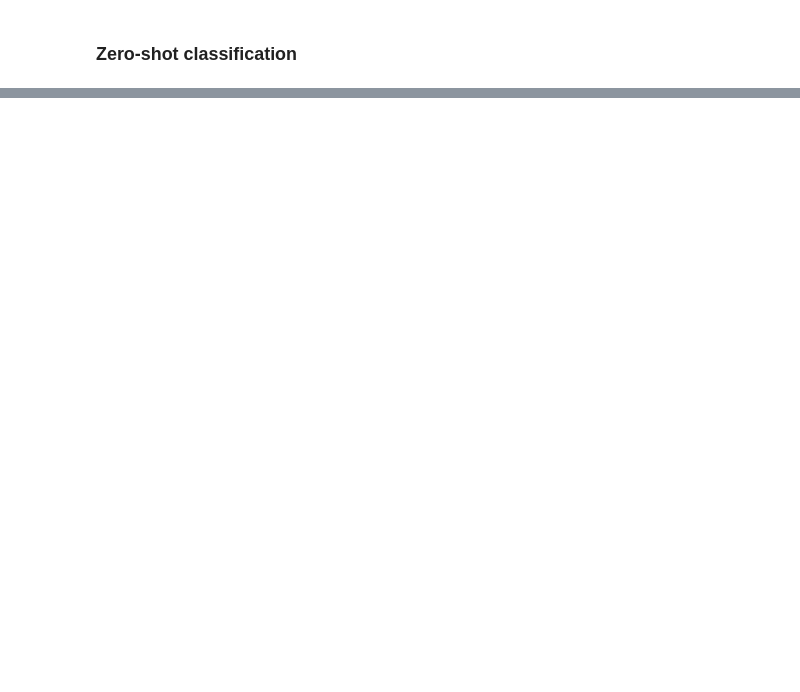
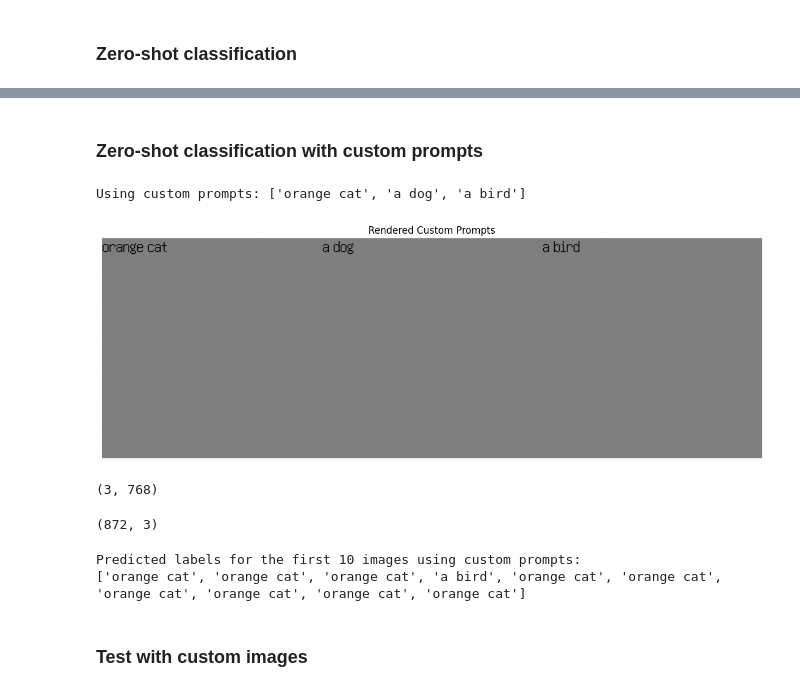
Before and after one commit to Alimv81/Clippo, a Jupyter notebook: big_vision/configs/proj/clippo/clippo_colab.ipynb, the cells around one changed output, grey strips where cells are left out. Drawn from its saved outputs; the diff is of its cells as text; code cells hidden in the pictures; blank space fills up the shorter version.

```diff
--- a/big_vision/configs/proj/clippo/clippo_colab.ipynb
+++ b/big_vision/configs/proj/clippo/clippo_colab.ipynb
@@ -493,0 +770,50 @@ print(dir(big_vision.utils))
+# %% [markdown]
+### Zero-shot classification with custom prompts
+# %%
+# @title Enter your custom prompts
+custom_prompts_input = 'orange cat, a dog, a bird' # @param {type:"string"}
+custom_prompts = [prompt.strip() for prompt in custom_prompts_input.split(',')]
+print(f"Using custom prompts: {custom_prompts}")
+# %% [output]
+Using custom prompts: ['orange cat', 'a dog', 'a bird']
+# %%
+# Preprocess custom prompts
+custom_text_images = preprocess_texts(custom_prompts)
+
+plt.figure(figsize=(20, 5))
+plt.imshow(np.hstack(custom_text_images) * .5 + .5)
+plt.axis('off');
+plt.title('Rendered Custom Prompts');
+plt.show()
+# %% [output]
+[figure, added]
+# %%
+# Compute embeddings for custom prompts
+z_custom_prompts = embed_images(params, np.stack(custom_text_images))
+z_custom_prompts.shape
+# %% [output]
+(3, 768)
+# %%
+# Compute similarities between dataset image embeddings and custom prompt embeddings
+# We use the already computed zimgs from the zero-shot classification section
+sims_custom = zimgs @ z_custom_prompts.T
+sims_custom.shape
+# %% [output]
+(872, 3)
+# %%
+# Predict the class based on the highest similarity score
+predicted_labels_custom = sims_custom.argmax(axis=1)
+
+# Display the predicted labels for the first few images as an example
+print("Predicted labels for the first 10 images using custom prompts:")
+print([custom_prompts[i] for i in predicted_labels_custom[:10]])
+
+# You can compare these predictions to the actual labels if you have them available
+# For example, if you ran the CIFAR-100 zero-shot classification and have the 'labels' list:
+# print("\nActual labels for the first 10 images (if available):")
+# print([classnames[label] for label in labels[:10]])
+# %% [output]
+Predicted labels for the first 10 images using custom prompts:
+['orange cat', 'orange cat', 'orange cat', 'a bird', 'orange cat', 'orange cat', 'orange cat', 'orange cat', 'orange cat', 'orange cat']
+# %% [markdown]
+### Test with custom images
```
Also changed, not shown: parts of 44 cells of this notebook.
